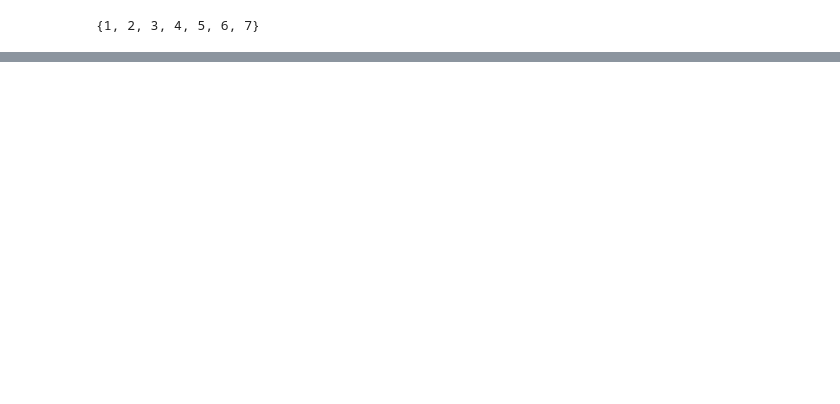
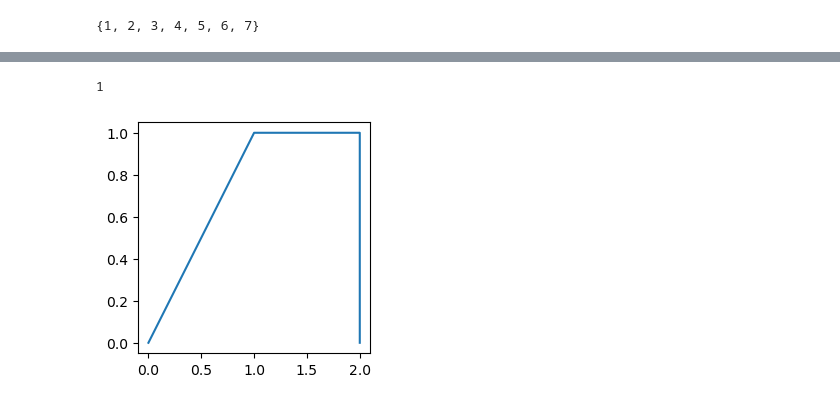
Before and after one commit to kamicollo/idendrogram, a Jupyter notebook: demo/testing.ipynb, the cells around one changed output, grey strips where cells are left out. Cells and saved outputs as stored; diff of their text form; code cells hidden in the pictures; blank space fills up the shorter version.

```diff
--- a/demo/testing.ipynb
+++ b/demo/testing.ipynb
@@ -103 +127,19 @@ pd.DataFrame(a).explode(["x", "y"]).reset_index()
 104 rows × 11 columns
+# %%
+from matplotlib import pyplot
+
+ax = pyplot.figure(figsize=(3,3)).subplots()
+
+ax.plot([0,1, 2, 2], [0,1, 1, 0])
+
+
+@dataclass
+class Foo:
+    x: float = 1
+    y: float = 2
+
+f = Foo()
+f.__getattribute__('x')
+# %% [output]
+1
+[figure, added]
```
Also changed, not shown: parts of 10 cells of this notebook, 11 other files.
